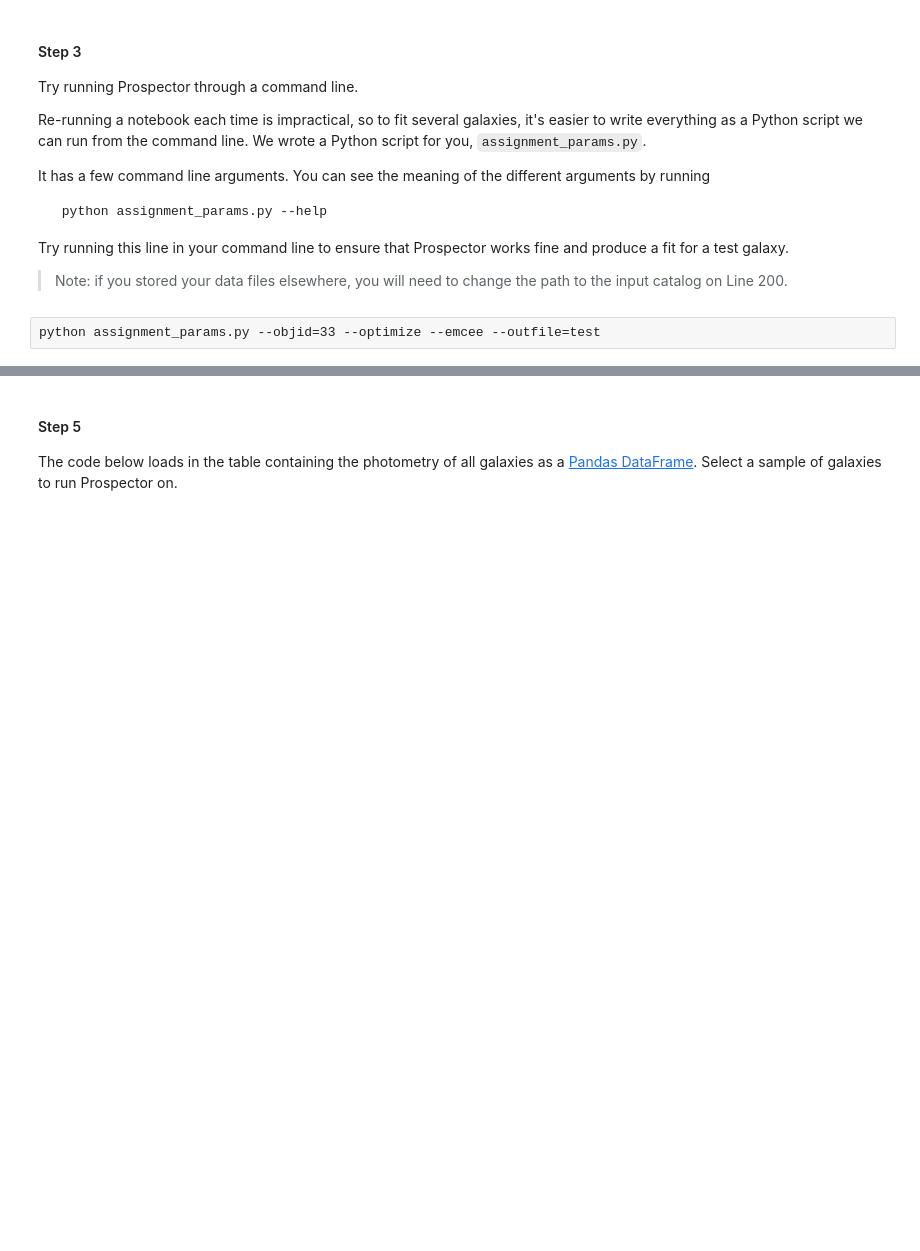
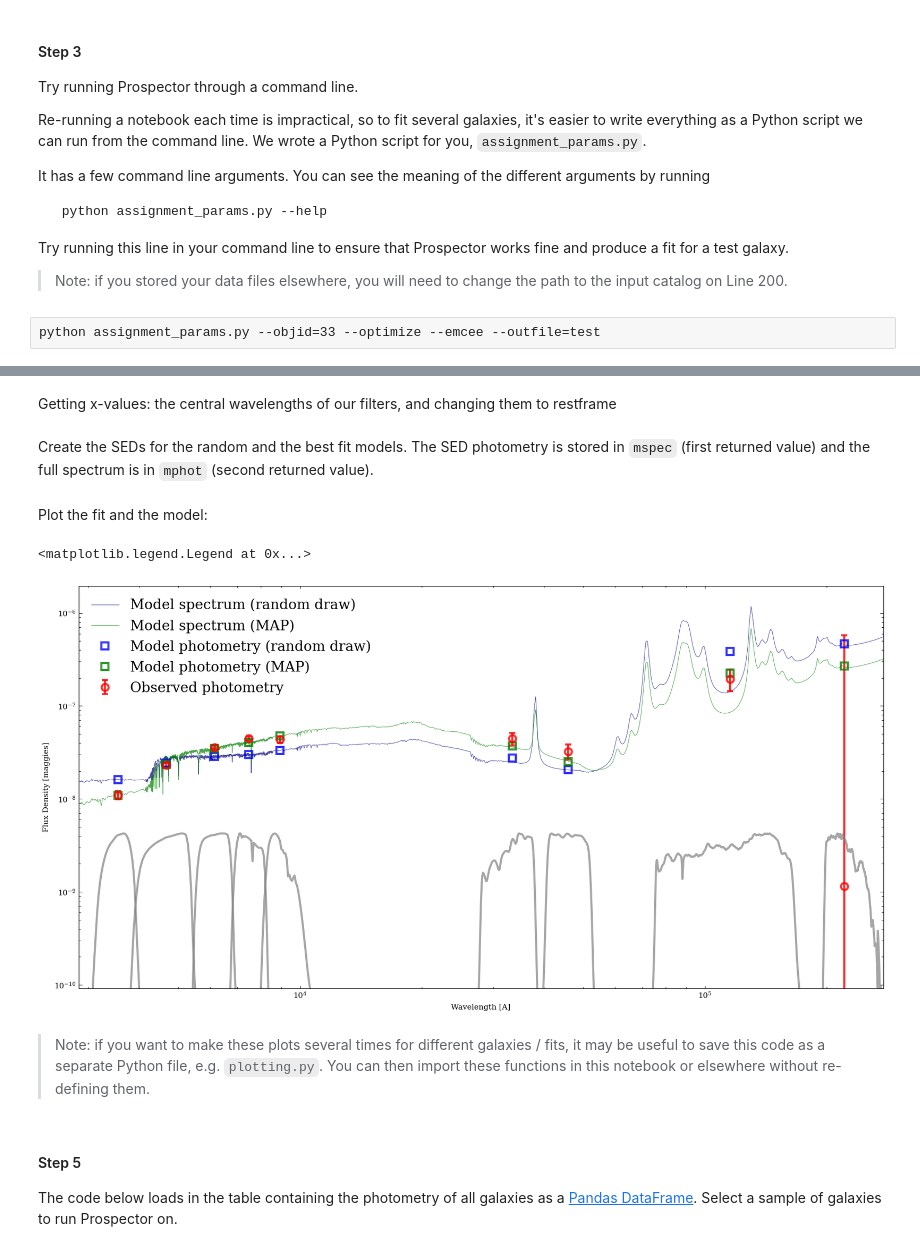
Before and after one commit to astro-nova/UWAstroStats, a Jupyter notebook: projects/sed-fitting/assignments/assignment1.ipynb, the cells around one changed output, grey strips where cells are left out. Cells and saved outputs as stored; diff of their text form; code cells hidden in the pictures; blank space fills up the shorter version.

```diff
--- a/projects/sed-fitting/assignments/assignment1.ipynb
+++ b/projects/sed-fitting/assignments/assignment1.ipynb
@@ -122,3 +108,68 @@ pspec, pphot, pfrac = prediction
+# %% [markdown]
+Getting x-values: the central wavelengths of our filters, and changing them to restframe
+# %%
+# cosmological redshifting
+a = 1.0 + model.params.get('zred', 0.0)
+
+# photometric effective wavelengths
+wphot = obs["phot_wave"]
+
+# spectroscopic wavelengths
+# *restframe* spectral wavelengths, since obs["wavelength"] is None
+wspec = sps.wavelengths
+wspec *= a #redshift them
+
+# Find bounds
+xmin, xmax = np.min(wphot)*0.8, np.max(wphot)/0.8
+ymin, ymax = obs["maggies"].min()*0.8, obs["maggies"].max()*10
+# %% [markdown]
+Create the SEDs for the random and the best fit models. The SED photometry is stored in `mspec` (first returned value) and the full spectrum is in `mphot` (second returned value).
+# %%
+mspec, mphot, mextra = model.mean_model(theta, obs, sps=sps)
+mspec_map, mphot_map, _ = model.mean_model(theta_max, obs, sps=sps)
+# %% [markdown]
+Plot the fit and the model:
+# %%
+# Make plot of data and model
+plt.figure(figsize=(16,8))
+
+plt.loglog(wspec, mspec, label='Model spectrum (random draw)',
+       lw=0.7, color='navy', alpha=0.7)
+plt.loglog(wspec, mspec_map, label='Model spectrum (MAP)',
+       lw=0.7, color='green', alpha=0.7)
+plt.errorbar(wphot, mphot, label='Model photometry (random draw)',
+         marker='s', markersize=10, alpha=0.8, ls='', lw=3,
+         markerfacecolor='none', markeredgecolor='blue',
+         markeredgewidth=3)
+plt.errorbar(wphot, mphot_map, label='Model photometry (MAP)',
+         marker='s', markersize=10, alpha=0.8, ls='', lw=3,
+         markerfacecolor='none', markeredgecolor='green',
+         markeredgewidth=3)
+plt.errorbar(wphot, obs['maggies'], yerr=obs['maggies_unc'],
+         label='Observed photometry', ecolor='red',
+         marker='o', markersize=10, ls='', lw=3, alpha=0.8,
+         markerfacecolor='none', markeredgecolor='red',
+         markeredgewidth=3)
+
+# plot transmission curves
+for f in obs['filters']:
+    w, t = f.wavelength.copy(), f.transmission.copy()
+    t = t / t.max()
+    t = 10**(0.2*(np.log10(ymax/ymin)))*t * ymin
+    plt.loglog(w, t, lw=3, color='gray', alpha=0.7)
+
+plt.xlabel('Wavelength [A]')
+plt.ylabel('Flux Density [maggies]')
+plt.xlim([xmin, xmax])
+plt.ylim([ymin/10,ymax])
+plt.legend(loc='best', fontsize=20)
+
+# plt.ylim(1e-9, 1e-6)
+# %% [output]
+<matplotlib.legend.Legend at 0x...>
+[figure, added]
+# %% [markdown]
+> Note: if you want to make these plots several times for different galaxies / fits, it may be useful to save this code as a separate Python file, e.g. `plotting.py`. You can then import these functions in this notebook or elsewhere without re-defining them.
 # %% [markdown]
 #### Step 5
 
```
Also changed, not shown: parts of 47 cells of this notebook.
